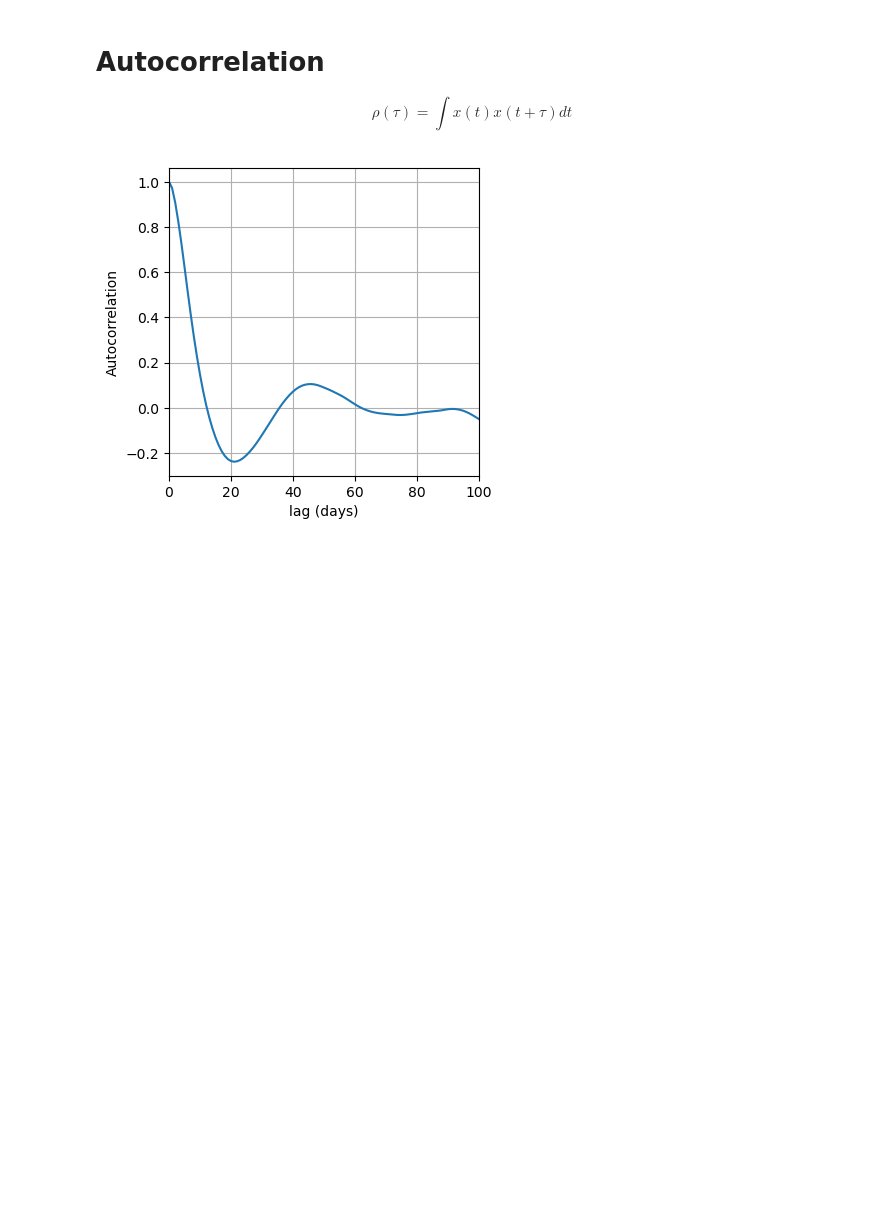
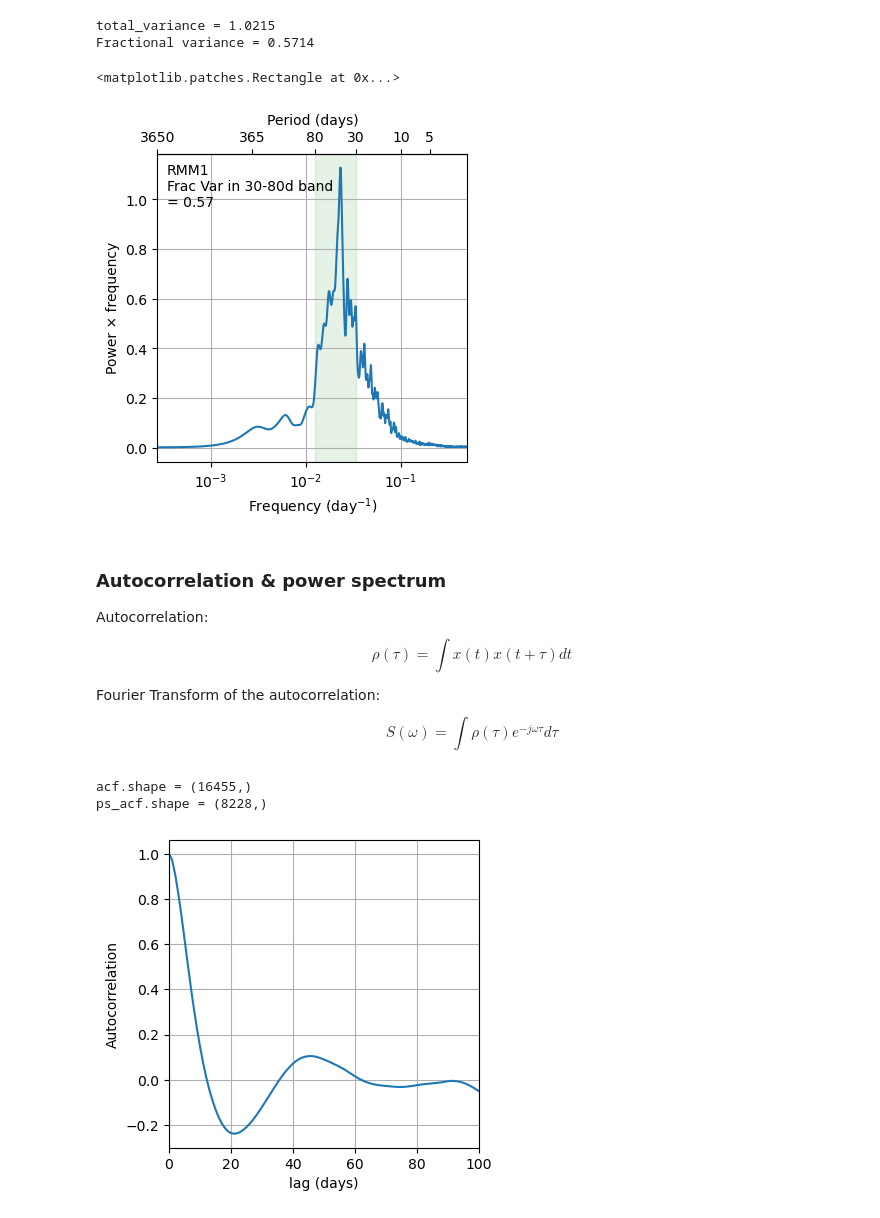
Before and after one commit to kinyatoride/AtmosAnalysisNotebooks, a Jupyter notebook: frequency_analysis_rmm.ipynb, the cells around one changed output. Saved outputs shown, nothing was run; the diff lists cells and outputs as text; code cells hidden in the pictures; blank space fills up the shorter version.

```diff
--- a/frequency_analysis_rmm.ipynb
+++ b/frequency_analysis_rmm.ipynb
@@ -49,13 +111,67 @@ ax.grid()
+# %%
+total_variance = integrate.trapezoid(psd_smth, x=freq)
+print(f'{total_variance = :.4f}')
+
+# Explained variance in 30- to 80-day band
+idx = (freq > 1/80) & (freq < 1/30)
+band_variance = integrate.trapezoid(psd_smth[idx], x=freq[idx])
+# band_variance = integrate.trapezoid(psd_smth[idx]*freq[idx], x=np.log(freq[idx]))
+print(f'Fractional variance = {band_variance / total_variance:.4f}')
+# %% [output]
+total_variance = 1.0215
+Fractional variance = 0.5714
+# %%
+fig, ax = plt.subplots(figsize=(4, 4))
+
+ax.semilogx(freq, psd_smth*freq)
+ax.set(
+    xlabel=r'Frequency ($\mathrm{day^{-1}}$)',
+    ylabel='Power × frequency',
+    xlim=(1/3650, freq[-1]),
+)
+ax.grid()
+ax.minorticks_off()
+ax.text(
+    0.03, 0.97,
+    f'RMM1\nFrac Var in 30-80d band\n= {band_variance / total_variance:.2f}',
+    ha='left', va='top', transform=ax.transAxes
+)
+
+# Secondary axis
+xticks = [5, 10, 30, 80, 365, 3650]
+sax = ax.secondary_xaxis('top', functions=(lambda x: 1/x, lambda x: 1/x))
+sax.set(
+    xlabel='Period (days)',
+    xticks=xticks,
+    xticklabels=xticks,
+)
+sax.minorticks_off()
+
+ax.axvspan(1/80, 1/30, color='g', alpha=0.1)
+# %% [output]
+<matplotlib.patches.Rectangle at 0x...>
+[figure, added]
 # %% [markdown]
-# Autocorrelation
+### Autocorrelation & power spectrum
+Autocorrelation:
+$$\rho (\tau) = \int x(t) x(t+\tau) dt$$
 
-$$\rho (\tau) = \int x(t) x(t+\tau) dt$$
+Fourier Transform of the autocorrelation:
+$$ S(\omega) = \int \rho(\tau) e^{-j\omega \tau} d\tau $$
 # %%
-# acf = np.correlate(x, x, mode='full')   # slow
-acf = signal.correlate(x, x, mode='full')
+acf = signal.correlate(x, x, mode='same')
 
 nlag = len(acf) // 2
 lag = np.arange(-nlag, nlag+1)
+
+# FFT of ACF
+ps_acf = np.abs(fft.rfft(acf))
+
+print(f'{acf.shape = :}')
+print(f'{ps_acf.shape = :}')
+# %% [output]
+acf.shape = (16455,)
+ps_acf.shape = (8228,)
 # %%
 fig, ax = plt.subplots(figsize=(4, 4))
 
```
Also changed, not shown: parts of 20 cells of this notebook.
